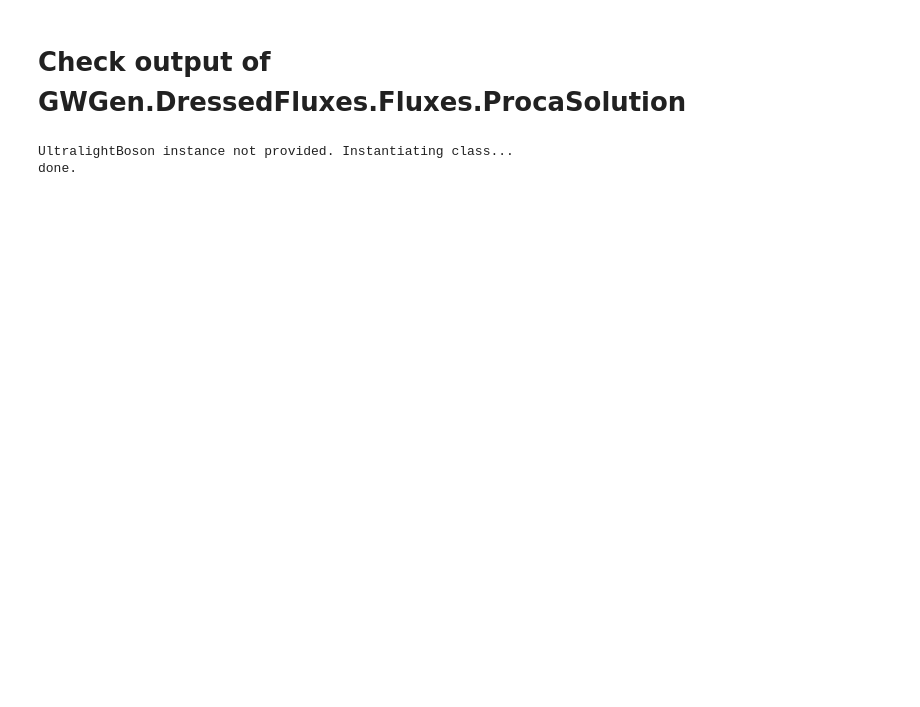
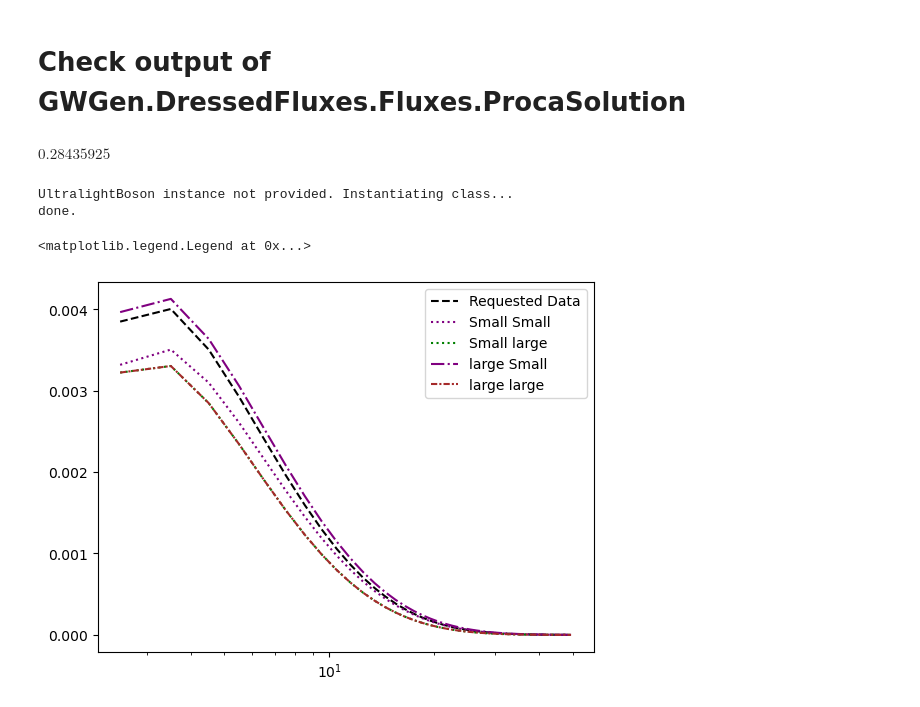
Before and after one commit to Shaun-F/GWGenerator, a Jupyter notebook: debugging/Interpolating_Function.ipynb, the cells around one changed output. Saved outputs shown, nothing was run; the diff lists cells and outputs as text; code cells hidden in the pictures; blank space fills up the shorter version.

```diff
--- a/debugging/Interpolating_Function.ipynb
+++ b/debugging/Interpolating_Function.ipynb
@@ -327,3 +217,11 @@ bhspins
 # %% [markdown]
 # Check output of GWGen.DressedFluxes.Fluxes.ProcaSolution
+# %%
+M=1e6
+spin=0.879
+mu = 3.8e-17
+alpha =alphavalue(M,mu)
+alpha
+# %% [output]
+$0.28435925 \; \mathrm{}$
 # %%
@@ -331,3 +267,15 @@ pc = ProcaSolution(1e6,0.879, 1e-17)
 # %% [output]
 UltralightBoson instance not provided. Instantiating class...
 done.
+# %%
+raddat = pc.radial_data[:300]
+plotfun = plt.semilogx
+plotfun(raddat, pc.enden(raddat,pc.theta_data[50]), label="Requested Data", linestyle="--",color="black")
+plotfun(raddat, smallsmallinterp(raddat, pc.theta_data[50]), label="Small Small", linestyle="dotted",color="purple")
+plotfun(raddat, smalllargeinterp(raddat, pc.theta_data[50]), label="Small large", linestyle="dotted",color="green")
+plotfun(raddat, largesmallinterp(raddat, pc.theta_data[50]), label="large Small",linestyle="dashdot",color="Purple")
+plotfun(raddat, largelargeinterp(raddat, pc.theta_data[50]), label="large large",linestyle=(0, (3, 1, 1, 1)),color="brown")
+plt.legend()
+# %% [output]
+<matplotlib.legend.Legend at 0x...>
+[figure, added]
```
Also changed, not shown: parts of 11 cells of this notebook.
